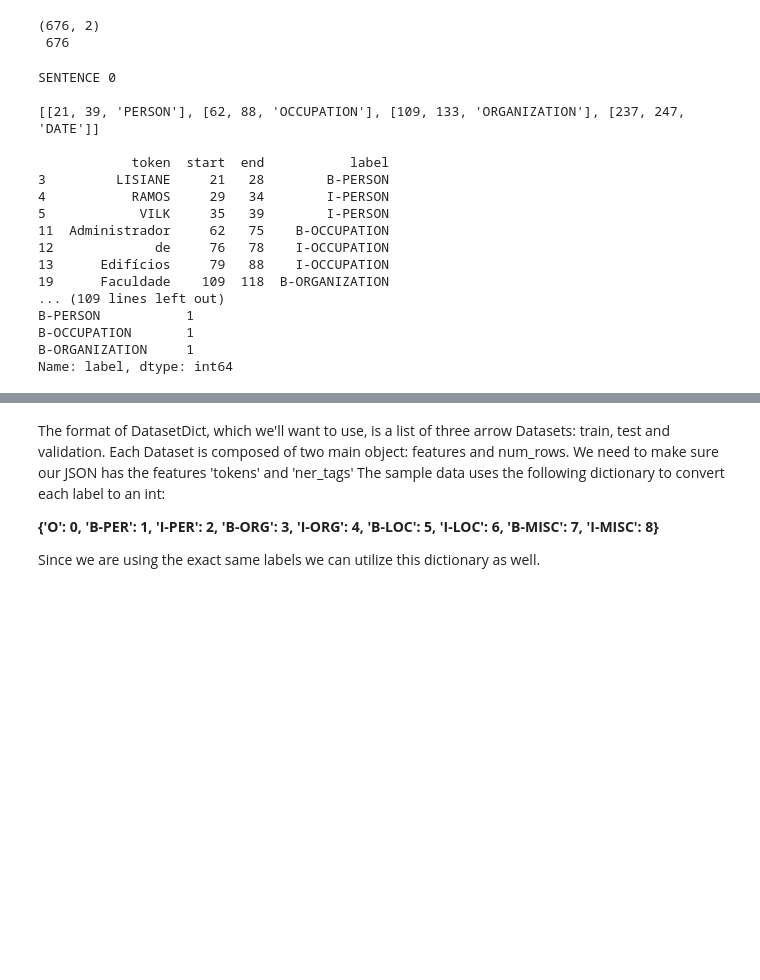
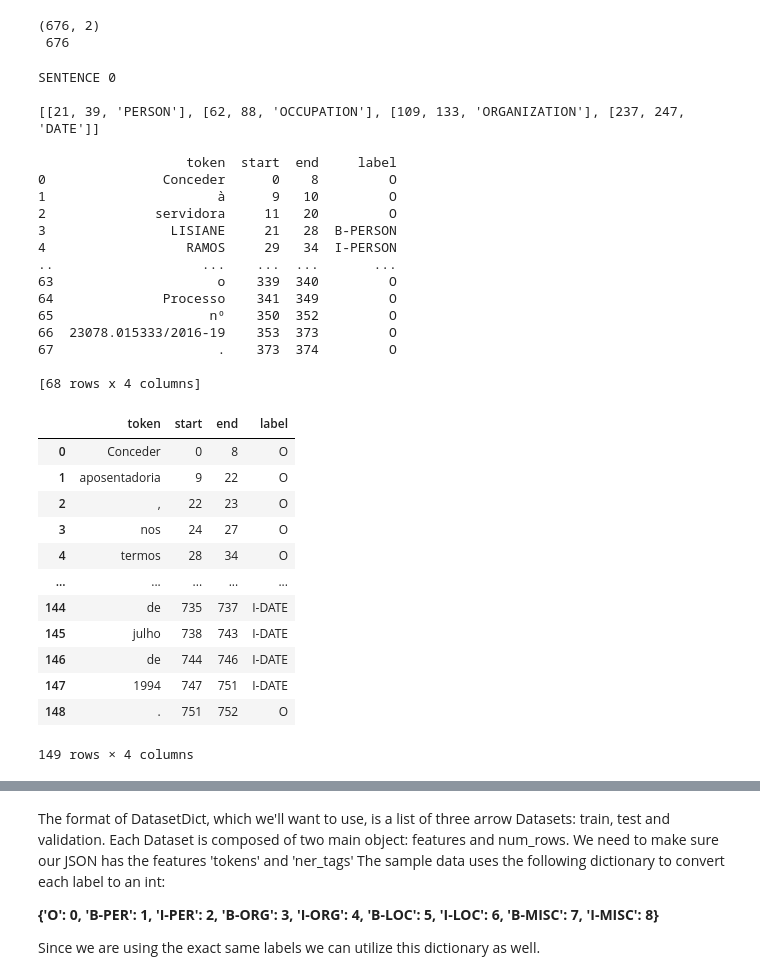
Before and after one commit to arthurziegler/ner-using-bert, a Jupyter notebook: notebooks/03_make_dataset.ipynb, the cells around one changed output, grey strips where cells are left out. Drawn from its saved outputs; the diff is of its cells as text; code cells hidden in the pictures; blank space fills up the shorter version.

```diff
--- a/notebooks/03_make_dataset.ipynb
+++ b/notebooks/03_make_dataset.ipynb
@@ -168,26 +163,41 @@ print(sentences.shape,'\n',
  676
 # %%
 # Validate that the tokens are correctly assigned to each label.
-for index in range(0, 5):
+for index in range(0, 1):
     print('SENTENCE',index, '\n')
     print(sentences['label'].loc[index], '\n')
-    print(list_of_tokenized_sentences[index][list_of_tokenized_sentences[index]['label'] != 'O'], '\n')
-    print(list_of_tokenized_sentences[index]['label'].value_counts(), '\n')
+    print(list_of_tokenized_sentences[index], '\n')
+    #print(list_of_tokenized_sentences[index]['label'].value_counts(), '\n')
+list_of_tokenized_sentences[675]
 # %% [output]
 SENTENCE 0
 
 [[21, 39, 'PERSON'], [62, 88, 'OCCUPATION'], [109, 133, 'ORGANIZATION'], [237, 247, 'DATE']]
 
-            token  start  end           label
-3         LISIANE     21   28        B-PERSON
-4           RAMOS     29   34        I-PERSON
-5            VILK     35   39        I-PERSON
-11  Administrador     62   75    B-OCCUPATION
-12             de     76   78    I-OCCUPATION
-13      Edifícios     79   88    I-OCCUPATION
-19      Faculdade    109  118  B-ORGANIZATION
-... (109 lines left out)
-B-PERSON           1
-B-OCCUPATION       1
-B-ORGANIZATION     1
-Name: label, dtype: int64
+                   token  start  end     label
+0               Conceder      0    8         O
+1                      à      9   10         O
+2              servidora     11   20         O
+3                LISIANE     21   28  B-PERSON
+4                  RAMOS     29   34  I-PERSON
+..                   ...    ...  ...       ...
+63                     o    339  340         O
+64              Processo    341  349         O
+65                    nº    350  352         O
+66  23078.015333/2016-19    353  373         O
+67                     .    373  374         O
+
+[68 rows x 4 columns]
+|  | token | start | end | label |
+| 0 | Conceder | 0 | 8 | O |
+| 1 | aposentadoria | 9 | 22 | O |
+| 2 | , | 22 | 23 | O |
+| 3 | nos | 24 | 27 | O |
+| 4 | termos | 28 | 34 | O |
+| ... | ... | ... | ... | ... |
+| 144 | de | 735 | 737 | I-DATE |
+| 145 | julho | 738 | 743 | I-DATE |
+| 146 | de | 744 | 746 | I-DATE |
+| 147 | 1994 | 747 | 751 | I-DATE |
+| 148 | . | 751 | 752 | O |
+149 rows × 4 columns
```
Also changed, not shown: parts of 29 cells of this notebook, 4 other files.
